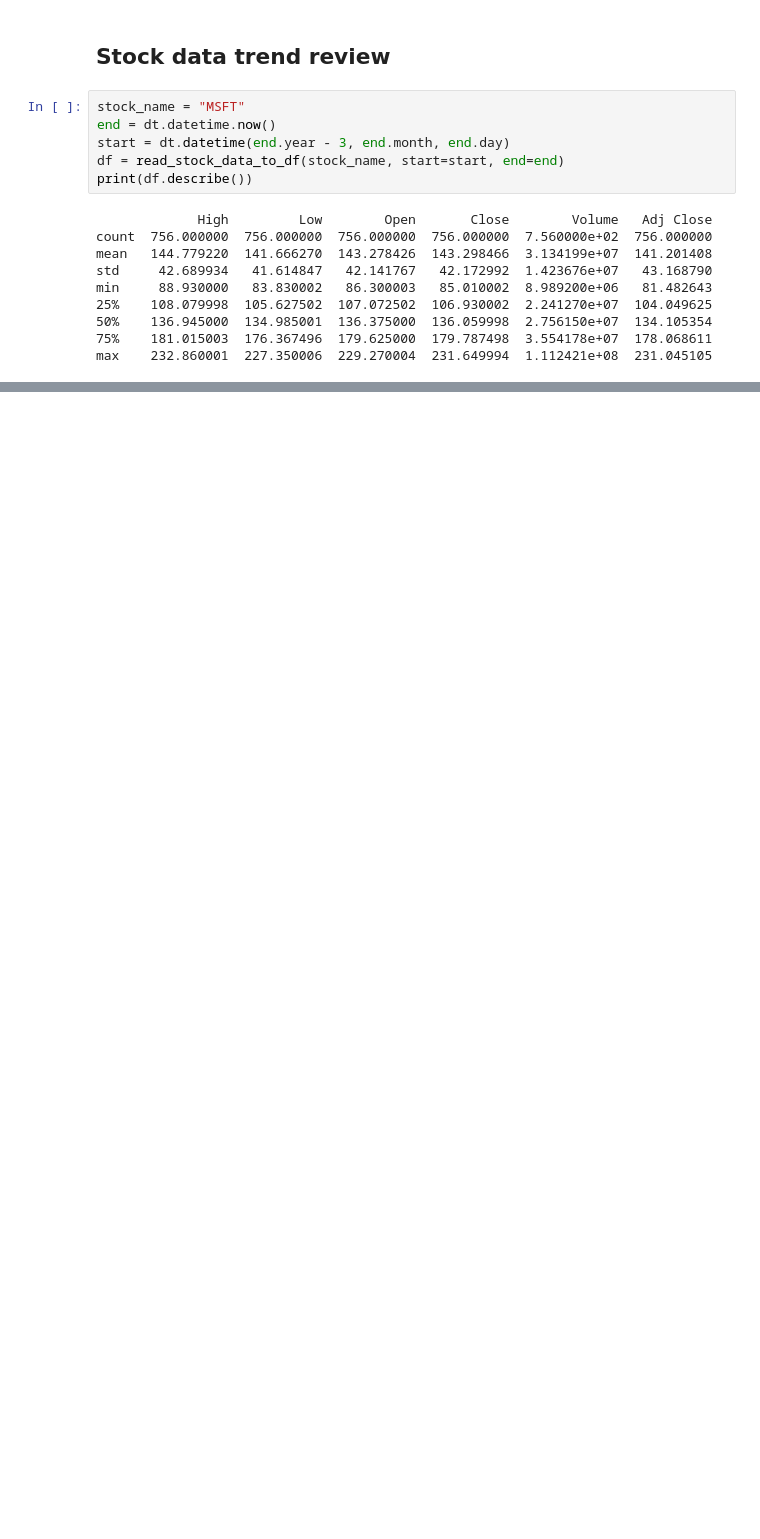
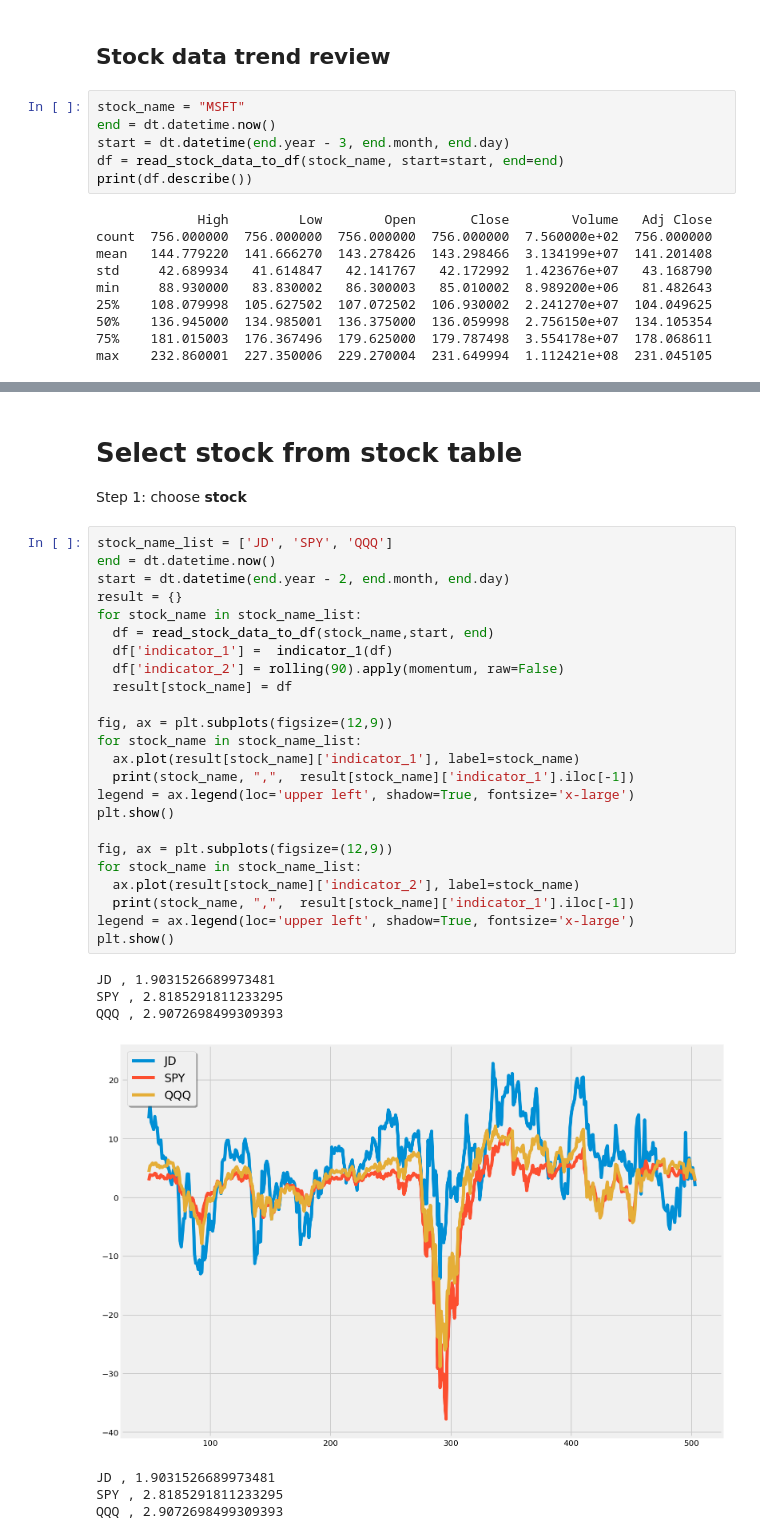
Before and after one commit to maxwillzq/algoTrading, a Jupyter notebook: Portfolio_Optimization_Algo_Trading.ipynb, the cells around one changed output, grey strips where cells are left out. Drawn from its saved outputs; the diff is of its cells as text; blank space fills up the shorter version.

```diff
--- a/Portfolio_Optimization_Algo_Trading.ipynb
+++ b/Portfolio_Optimization_Algo_Trading.ipynb
@@ -142,0 +179,36 @@ draw_moving_average_plot(df)
+# %% [markdown]
+# Select stock from stock table
+
+Step 1: choose **stock**
+# %%
+stock_name_list = ['JD', 'SPY', 'QQQ']
+end = dt.datetime.now()
+start = dt.datetime(end.year - 2, end.month, end.day)
+result = {}
+for stock_name in stock_name_list:
+  df = read_stock_data_to_df(stock_name,start, end)
+  df['indicator_1'] =  indicator_1(df)
+  df['indicator_2'] = rolling(90).apply(momentum, raw=False)
+  result[stock_name] = df
+
+fig, ax = plt.subplots(figsize=(12,9))
+for stock_name in stock_name_list:
+  ax.plot(result[stock_name]['indicator_1'], label=stock_name)
+  print(stock_name, ",",  result[stock_name]['indicator_1'].iloc[-1])
+legend = ax.legend(loc='upper left', shadow=True, fontsize='x-large')
+plt.show()
+
+fig, ax = plt.subplots(figsize=(12,9))
+for stock_name in stock_name_list:
+  ax.plot(result[stock_name]['indicator_2'], label=stock_name)
+  print(stock_name, ",",  result[stock_name]['indicator_1'].iloc[-1])
+legend = ax.legend(loc='upper left', shadow=True, fontsize='x-large')
+plt.show()
+# %% [output]
+JD , 1.9031526689973481
+SPY , 2.8185291811233295
+QQQ , 2.9072698499309393
+[figure, added]
+JD , 1.9031526689973481
+SPY , 2.8185291811233295
+QQQ , 2.9072698499309393
```
Also changed, not shown: parts of 7 cells of this notebook.
